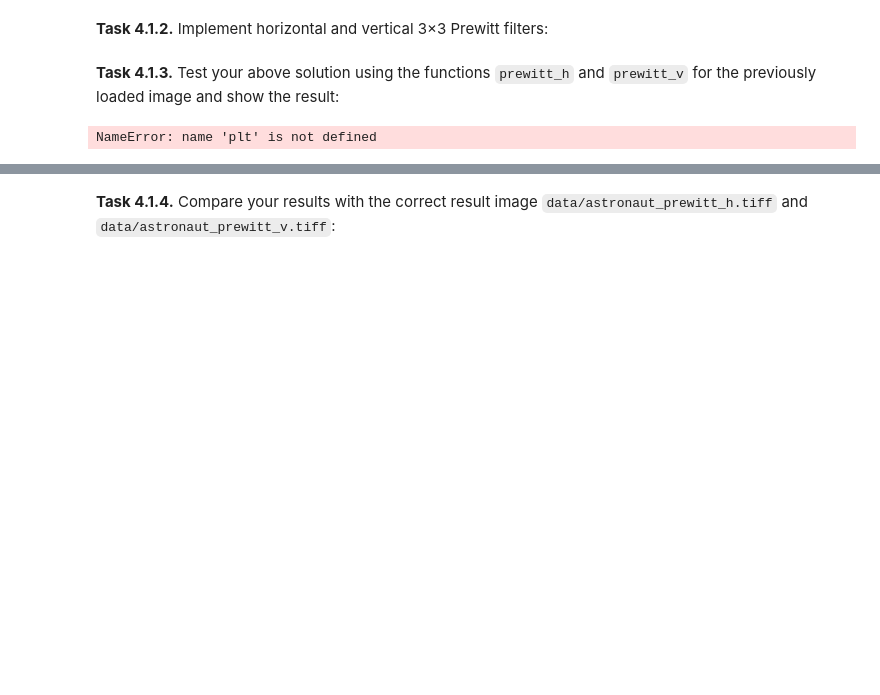
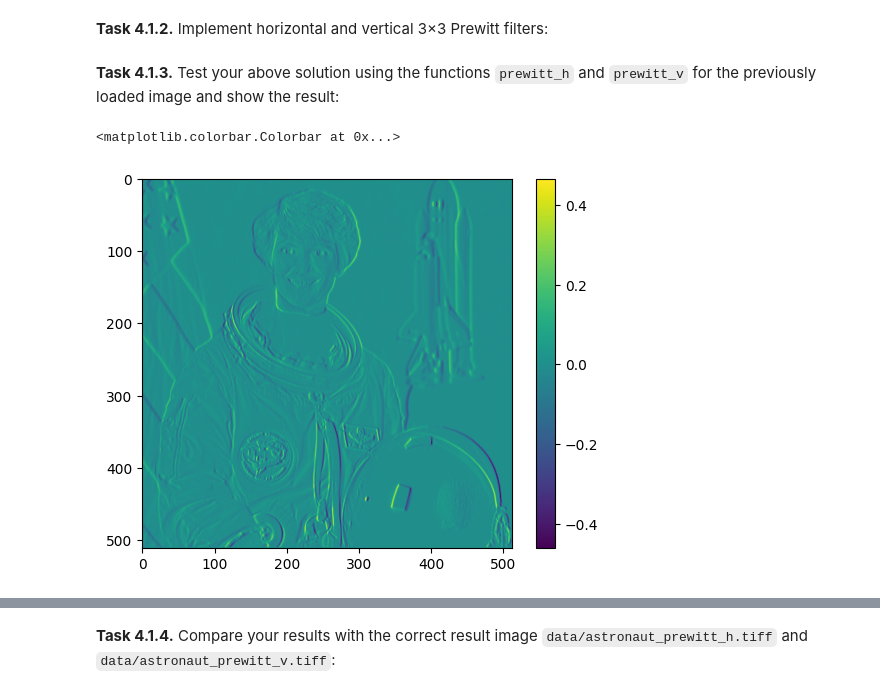
Before and after one commit to rosavsl/mobi-fs3-python, a Jupyter notebook: task4.ipynb, the cells around one changed output, grey strips where cells are left out. Drawn from its saved outputs; the diff is of its cells as text; code cells hidden in the pictures; blank space fills up the shorter version.

```diff
--- a/task4.ipynb
+++ b/task4.ipynb
@@ -20,45 +20,48 @@ plt.imshow(img)
 # %%
 def prewitt_h(img_in):
     result = numpy.zeros(img_in.shape)
-    kernel = numpy.array([
-                    [ 1, 0, -1],
-                    [ 1, 0, -1],
-                    [ 1, 0, -1]
+    size = 3
+    n = (size - 1) // 2
+    prewitt_h_mask = numpy.array([
+                    [ -1, 0, 1],
+                    [ -1, 0, 1],
+                    [ -1, 0, 1]
                 ])
     for p in numpy.ndindex(img_in.shape):
         neighborhood_sum = 0
-        if p[0] < 3 or p[0] >= (img_in.shape[0]-3) or p[1] < 3 or p[1] >= (img_in.shape[1]-3):
+        if p[0] < n or p[0] >= (img_in.shape[0]- n) or p[1] < n or p[1] >= (img_in.shape[1]-n):
                 result[p] = 0
         else:
-            for q in range(3):
-                img_y = p[0] + qi - 1
-                img_x = p[1] + qj - 1
-                neighborhood_sum += img_in[img_y, img_x] * kernel[qi, qj]
-            result[p] = neighborhood_sum / 6
+            for q in numpy.ndindex(size, size):
+                neighborhood_sum += img_in[p[0] - n+q[0], p[1] - n+q[1]] * prewitt_h_mask[q[0], q[1]]
+                result[p] = neighborhood_sum / 6
     return result
 
 
 def prewitt_v(img_in):
     result = numpy.zeros(img_in.shape)
-    kernel = numpy.array([
-                    [ 1, 1, 1],
+    size = 3
+    n = (size - 1) // 2
+    prewitt_v_mask = numpy.array([
+                    [ -1, -1, -1],
                     [ 0, 0, 0],
-                    [ -1, -1, -1]
+                    [ 1, 1, 1]
                 ])
-    for p in range(3):
+    for p in numpy.ndindex(img_in.shape):
         neighborhood_sum = 0
-        if p[0] < 3 or p[0] >= (img_in.shape[0]-3) or p[1] < 3 or p[1] >= (img_in.shape[1]-3):
+        if p[0] < n or p[0] >= (img_in.shape[0]-n) or p[1] < n or p[1] >= (img_in.shape[1]-n):
                 result[p] = 0
         else:
-            for q in range(3):
-                img_y = p[0] + qi - 1
-                img_x = p[1] + qj - 1
-                neighborhood_sum += img_in[img_y, img_x] * kernel[qi, qj]
-            result[p] = neighborhood_sum / 6
+            for q in numpy.ndindex(size, size):
+                neighborhood_sum += img_in[p[0] - n+q[0], p[1] - n+q[1]] * prewitt_v_mask[q[0], q[1]]
+                result[p] = neighborhood_sum / 6
     return result
 # %% [markdown]
 **<a id="#">Task 4.1.3.</a>** Test your above solution using the functions `prewitt_h` and `prewitt_v` for the previously loaded image and show the result:
-# %%
-plt.imshow(prewitt_h)
-# %% [output]
-NameError: name 'plt' is not defined
+# %%
+img1 = prewitt_h(img)
+plt.imshow(img1)
+plt.colorbar()
+# %% [output]
+<matplotlib.colorbar.Colorbar at 0x...>
+[figure, added]
```
Also changed, not shown: parts of 5 cells of this notebook, 1 other file.
